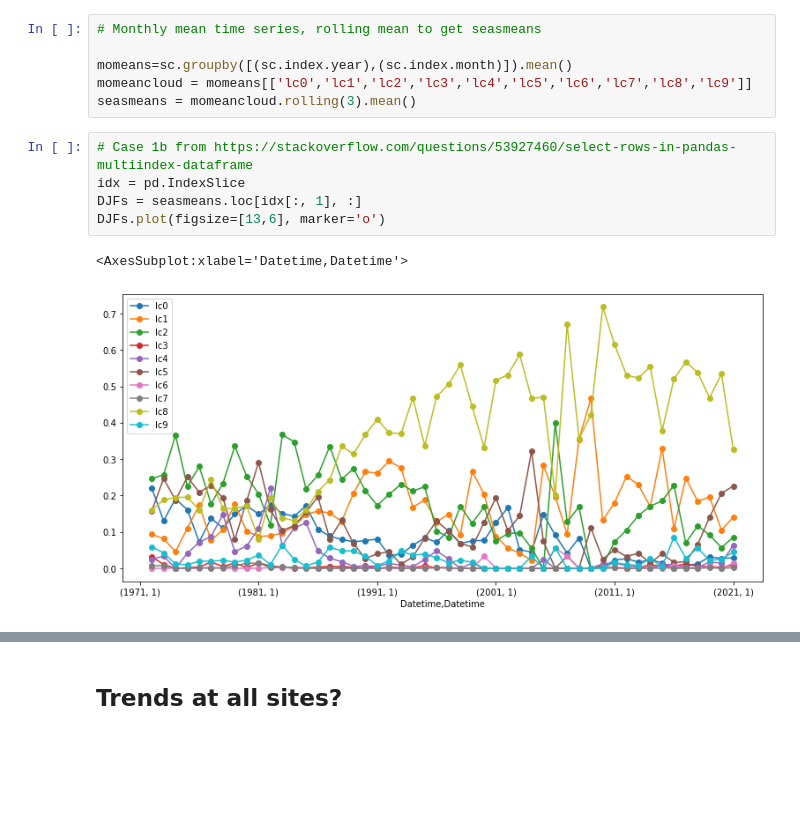
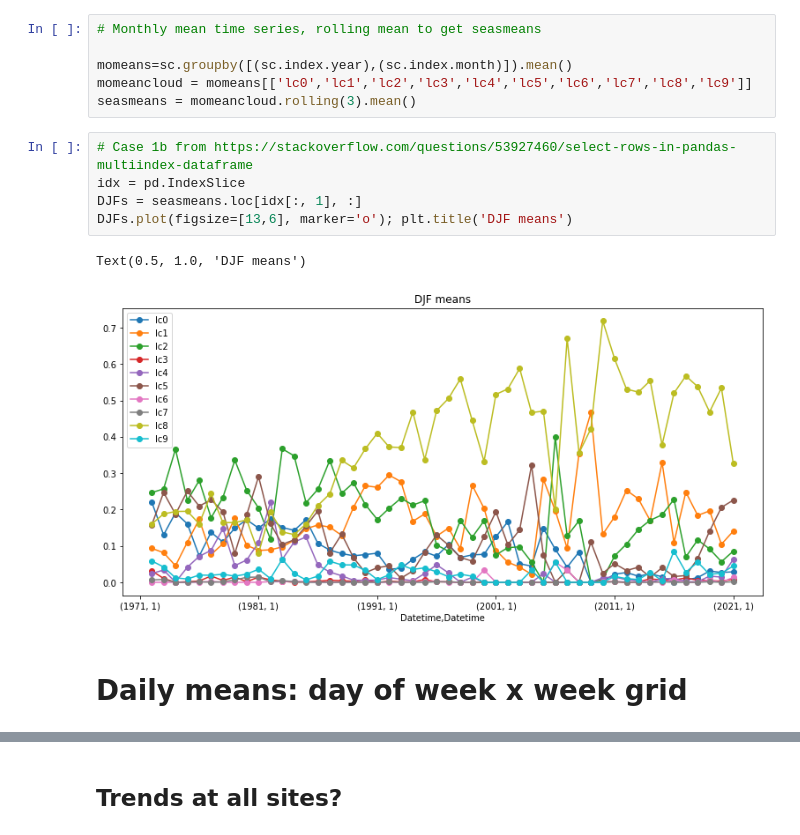
Before and after one commit to MPOcanes/MPO624_2022, a Jupyter notebook: Notebooks/Clouds_surfaceobs.ipynb, the cells around one changed output, grey strips where cells are left out. Saved outputs shown, nothing was run; the diff lists cells and outputs as text; blank space fills up the shorter version.

```diff
--- a/Notebooks/Clouds_surfaceobs.ipynb
+++ b/Notebooks/Clouds_surfaceobs.ipynb
@@ -91,8 +91,10 @@ seasmeans = momeancloud.rolling(3).mean()
 # %%
 # Case 1b from https://stackoverflow.com/questions/53927460/select-rows-in-pandas-multiindex-dataframe
 idx = pd.IndexSlice
 DJFs = seasmeans.loc[idx[:, 1], :]
-DJFs.plot(figsize=[13,6], marker='o')
+DJFs.plot(figsize=[13,6], marker='o'); plt.title('DJF means')
 # %% [output]
-<AxesSubplot:xlabel='Datetime,Datetime'>
+Text(0.5, 1.0, 'DJF means')
-[figure, old version]
+[figure, new version]
+# %% [markdown]
+# Daily means: day of week x week grid
```
Also changed, not shown: parts of 3 cells of this notebook.
